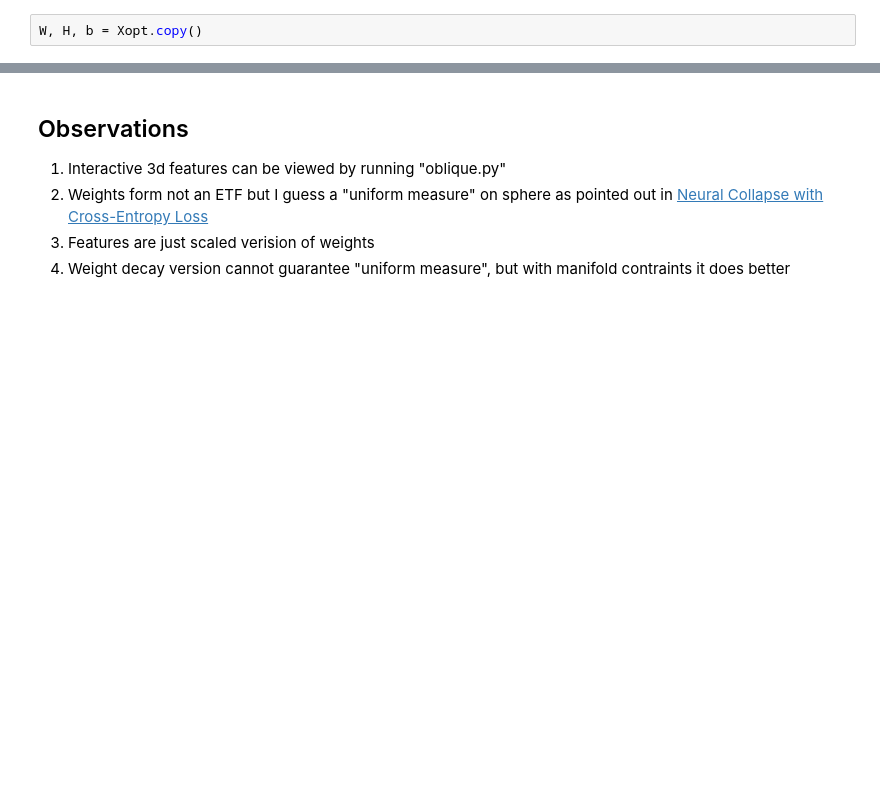
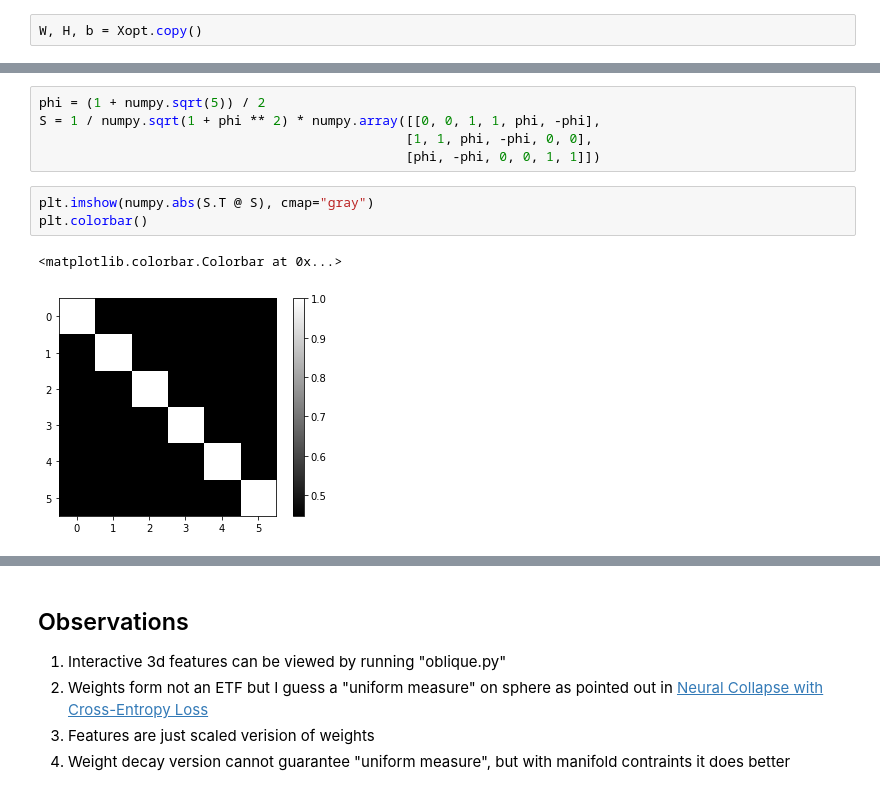
Before and after one commit to 10258392511/NeuralCollapse, a Jupyter notebook: experiments.ipynb, the cells around one changed output, grey strips where cells are left out. Saved outputs shown, nothing was run; the diff lists cells and outputs as text; blank space fills up the shorter version.

```diff
--- a/experiments.ipynb
+++ b/experiments.ipynb
@@ -459,0 +471,11 @@ array([[-0.3799, -0.3799, -0.3799, -0.3799, -0.3799,  0.4177,  0.4177,  0.4177,
+# %%
+phi = (1 + numpy.sqrt(5)) / 2
+S = 1 / numpy.sqrt(1 + phi ** 2) * numpy.array([[0, 0, 1, 1, phi, -phi],
+                                               [1, 1, phi, -phi, 0, 0],
+                                               [phi, -phi, 0, 0, 1, 1]])
+# %%
+plt.imshow(numpy.abs(S.T @ S), cmap="gray")
+plt.colorbar()
+# %% [output]
+<matplotlib.colorbar.Colorbar at 0x...>
+[figure, added]
```
Also changed, not shown: parts of 13 cells of this notebook.
